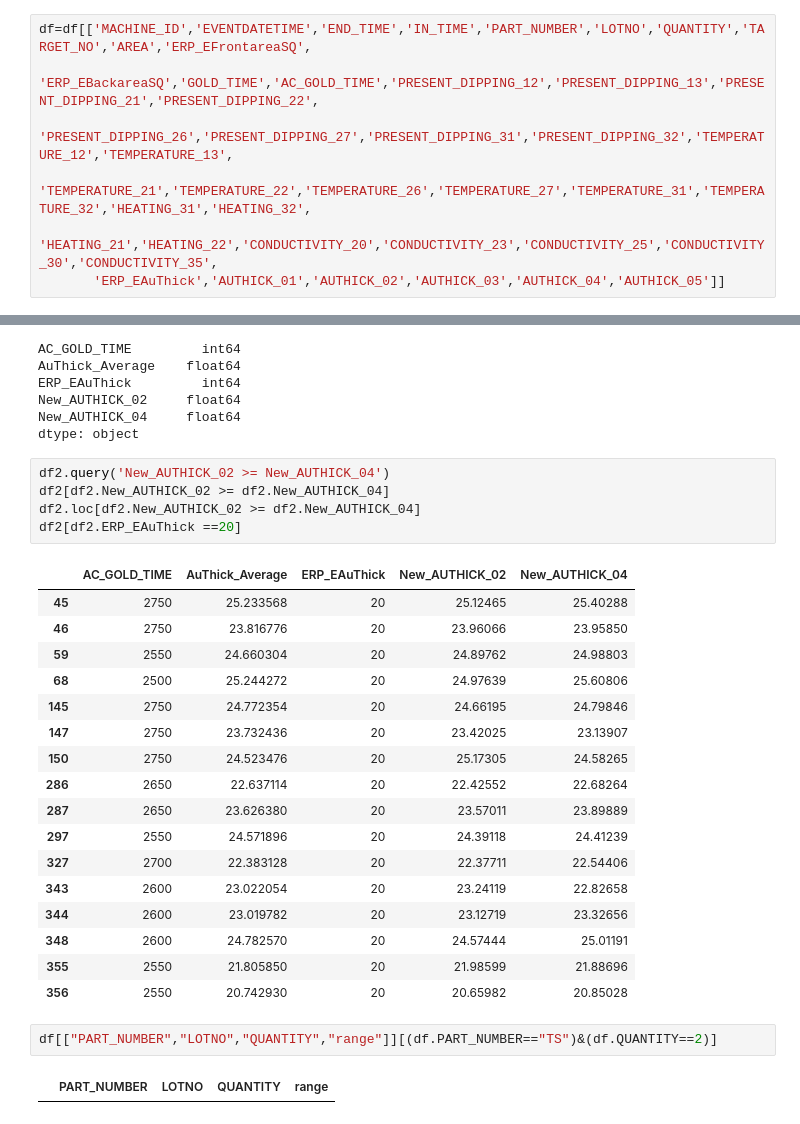
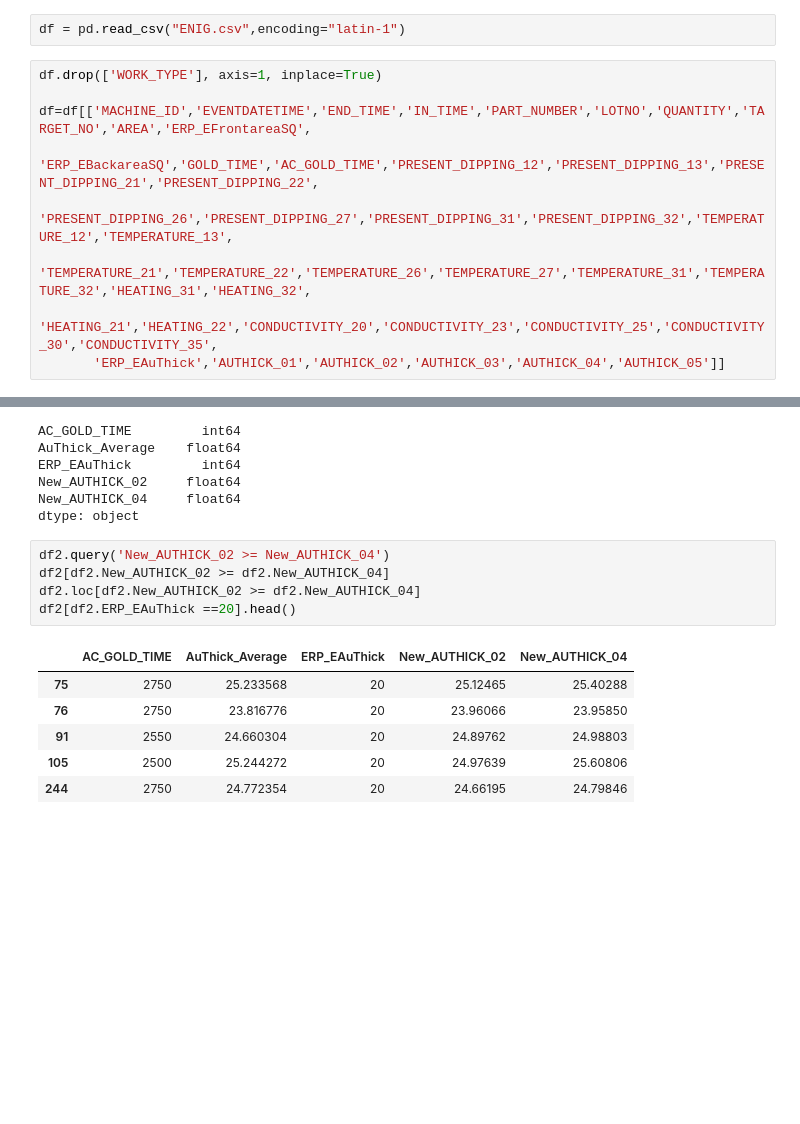
Before and after one commit to randomForester/Defect-detection, a Jupyter notebook: GroupBy/Data_Manipulation_Au_Thickness2.ipynb, the cells around one changed output, grey strips where cells are left out. Saved outputs shown, nothing was run; the diff lists cells and outputs as text; blank space fills up the shorter version.

```diff
--- a/GroupBy/Data_Manipulation_Au_Thickness2.ipynb
+++ b/GroupBy/Data_Manipulation_Au_Thickness2.ipynb
@@ -20,4 +17,8 @@ df = pd.read_csv("forR.csv")
+# %%
+df = pd.read_csv("ENIG.csv",encoding="latin-1")
 # %%
+df.drop(['WORK_TYPE'], axis=1, inplace=True)
+
 df=df[['MACHINE_ID','EVENTDATETIME','END_TIME','IN_TIME','PART_NUMBER','LOTNO','QUANTITY','TARGET_NO','AREA','ERP_EFrontareaSQ',
        'ERP_EBackareaSQ','GOLD_TIME','AC_GOLD_TIME','PRESENT_DIPPING_12','PRESENT_DIPPING_13','PRESENT_DIPPING_21','PRESENT_DIPPING_22',
        'PRESENT_DIPPING_26','PRESENT_DIPPING_27','PRESENT_DIPPING_31','PRESENT_DIPPING_32','TEMPERATURE_12','TEMPERATURE_13',
@@ -414,27 +339,12 @@ dtype: object
 # %%
 df2.query('New_AUTHICK_02 >= New_AUTHICK_04')
 df2[df2.New_AUTHICK_02 >= df2.New_AUTHICK_04]
 df2.loc[df2.New_AUTHICK_02 >= df2.New_AUTHICK_04]
-df2[df2.ERP_EAuThick ==20]
+df2[df2.ERP_EAuThick ==20].head()
 # %% [output]
 |  | AC_GOLD_TIME | AuThick_Average | ERP_EAuThick | New_AUTHICK_02 | New_AUTHICK_04 |
-| 45 | 2750 | 25.233568 | 20 | 25.12465 | 25.40288 |
-| 46 | 2750 | 23.816776 | 20 | 23.96066 | 23.95850 |
-| 59 | 2550 | 24.660304 | 20 | 24.89762 | 24.98803 |
-| 68 | 2500 | 25.244272 | 20 | 24.97639 | 25.60806 |
-| 145 | 2750 | 24.772354 | 20 | 24.66195 | 24.79846 |
-| 147 | 2750 | 23.732436 | 20 | 23.42025 | 23.13907 |
-| 150 | 2750 | 24.523476 | 20 | 25.17305 | 24.58265 |
-| 286 | 2650 | 22.637114 | 20 | 22.42552 | 22.68264 |
-| 287 | 2650 | 23.626380 | 20 | 23.57011 | 23.89889 |
-| 297 | 2550 | 24.571896 | 20 | 24.39118 | 24.41239 |
-| 327 | 2700 | 22.383128 | 20 | 22.37711 | 22.54406 |
-| 343 | 2600 | 23.022054 | 20 | 23.24119 | 22.82658 |
-| 344 | 2600 | 23.019782 | 20 | 23.12719 | 23.32656 |
-| 348 | 2600 | 24.782570 | 20 | 24.57444 | 25.01191 |
-| 355 | 2550 | 21.805850 | 20 | 21.98599 | 21.88696 |
-| 356 | 2550 | 20.742930 | 20 | 20.65982 | 20.85028 |
+| 75 | 2750 | 25.233568 | 20 | 25.12465 | 25.40288 |
+| 76 | 2750 | 23.816776 | 20 | 23.96066 | 23.95850 |
+| 91 | 2550 | 24.660304 | 20 | 24.89762 | 24.98803 |
+| 105 | 2500 | 25.244272 | 20 | 24.97639 | 25.60806 |
+| 244 | 2750 | 24.772354 | 20 | 24.66195 | 24.79846 |
-# %%
-df[["PART_NUMBER","LOTNO","QUANTITY","range"]][(df.PART_NUMBER=="TS")&(df.QUANTITY==2)]
-# %% [output]
-|  | PART_NUMBER | LOTNO | QUANTITY | range |
```
Also changed, not shown: parts of 24 cells of this notebook.
